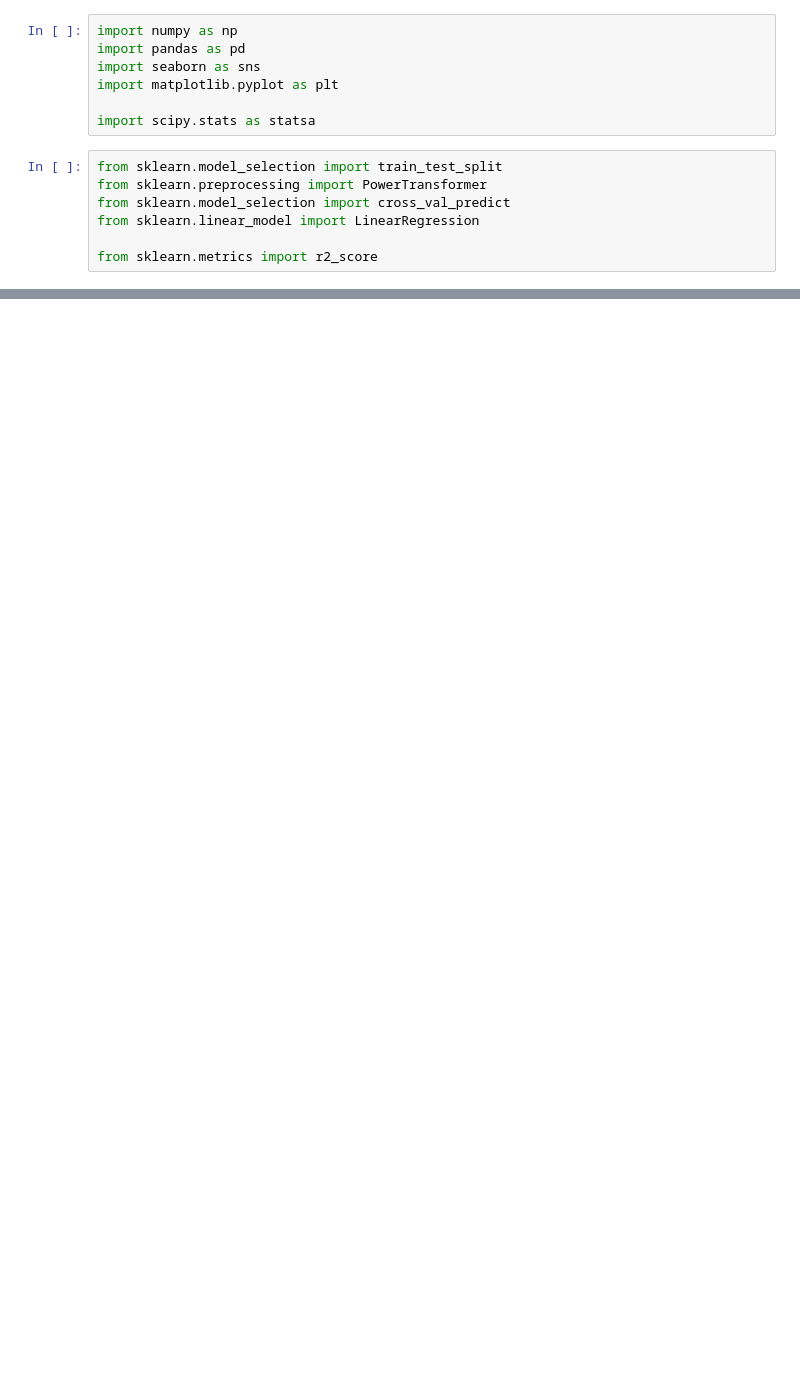
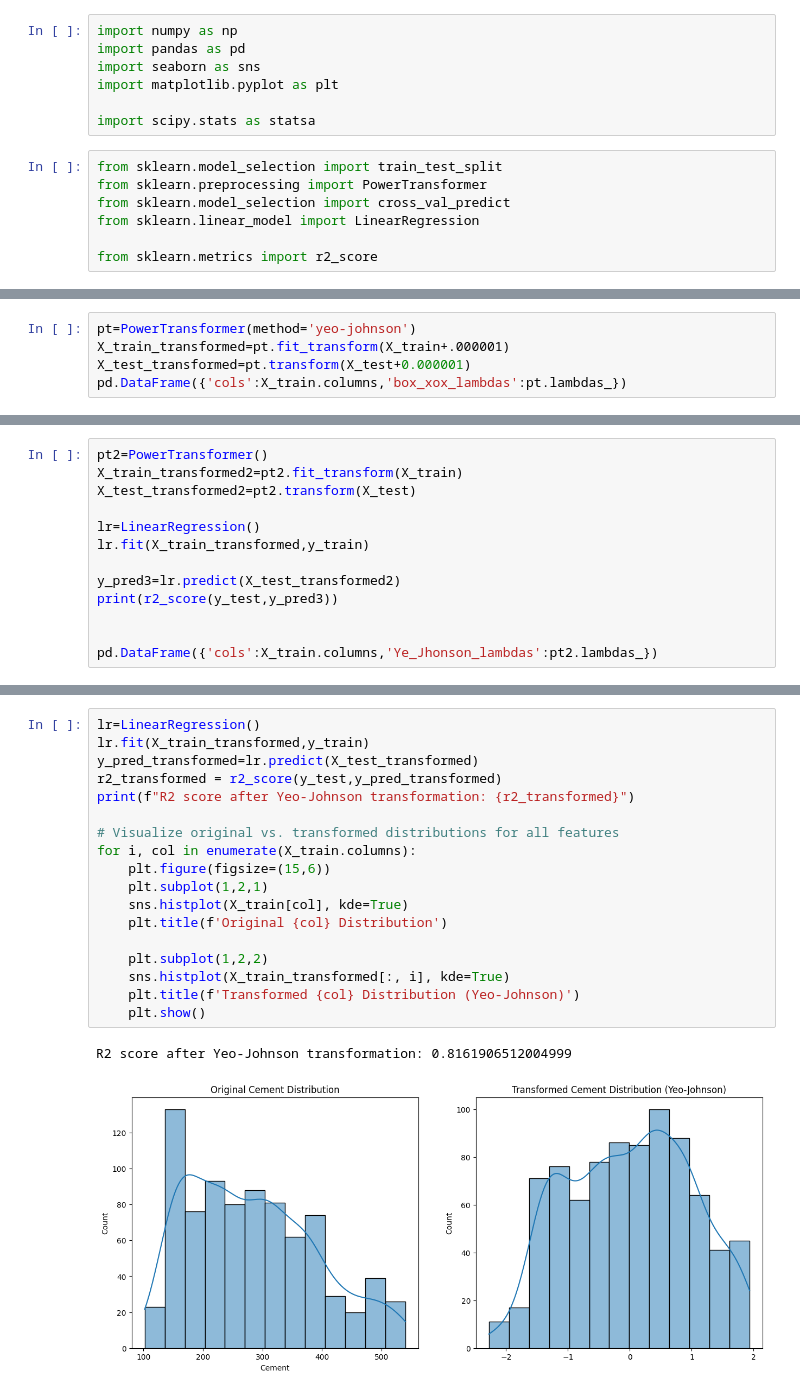
Before and after one commit to faisu6339-glitch/Machine-learning, a Jupyter notebook: F9_Power_Tranformer.ipynb, the cells around one changed output, grey strips where cells are left out. Cells and saved outputs as stored; diff of their text form; blank space fills up the shorter version.

```diff
--- a/F9_Power_Tranformer.ipynb
+++ b/F9_Power_Tranformer.ipynb
@@ -235,0 +579,5 @@ df=pd.read_csv()
+# %%
+pt=PowerTransformer(method='yeo-johnson')
+X_train_transformed=pt.fit_transform(X_train+.000001)
+X_test_transformed=pt.transform(X_test+0.000001)
+pd.DataFrame({'cols':X_train.columns,'box_xox_lambdas':pt.lambdas_})
@@ -235,0 +629,13 @@ df=pd.read_csv()
+# %%
+pt2=PowerTransformer()
+X_train_transformed2=pt2.fit_transform(X_train)
+X_test_transformed2=pt2.transform(X_test)
+
+lr=LinearRegression()
+lr.fit(X_train_transformed,y_train)
+
+y_pred3=lr.predict(X_test_transformed2)
+print(r2_score(y_test,y_pred3))
+
+
+pd.DataFrame({'cols':X_train.columns,'Ye_Jhonson_lambdas':pt2.lambdas_})
@@ -235,0 +653,21 @@ df=pd.read_csv()
+# %%
+lr=LinearRegression()
+lr.fit(X_train_transformed,y_train)
+y_pred_transformed=lr.predict(X_test_transformed)
+r2_transformed = r2_score(y_test,y_pred_transformed)
+print(f"R2 score after Yeo-Johnson transformation: {r2_transformed}")
+
+# Visualize original vs. transformed distributions for all features
+for i, col in enumerate(X_train.columns):
+    plt.figure(figsize=(15,6))
+    plt.subplot(1,2,1)
+    sns.histplot(X_train[col], kde=True)
+    plt.title(f'Original {col} Distribution')
+
+    plt.subplot(1,2,2)
+    sns.histplot(X_train_transformed[:, i], kde=True)
+    plt.title(f'Transformed {col} Distribution (Yeo-Johnson)')
+    plt.show()
+# %% [output]
+R2 score after Yeo-Johnson transformation: 0.8161906512004999
+[figure, added]
```
Also changed, not shown: parts of 38 cells of this notebook.
